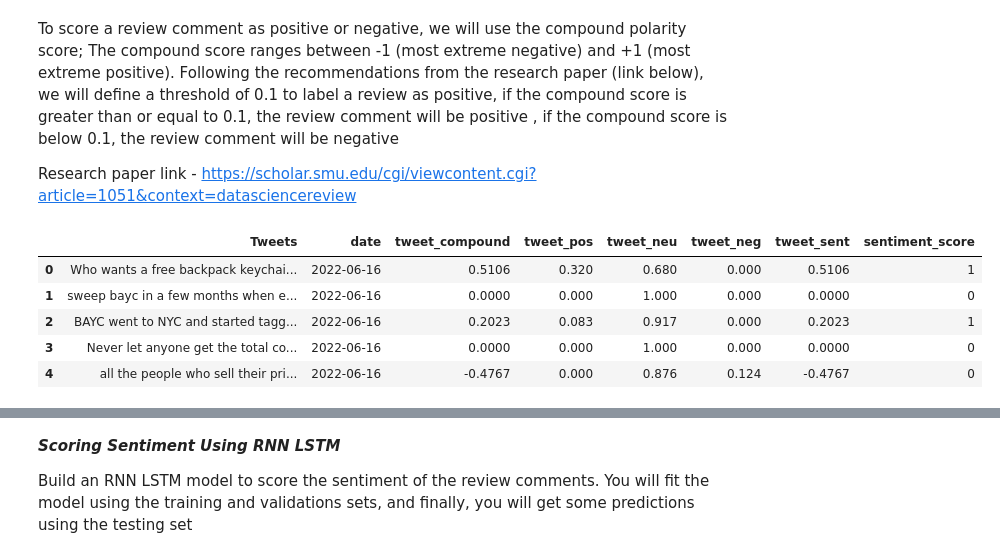
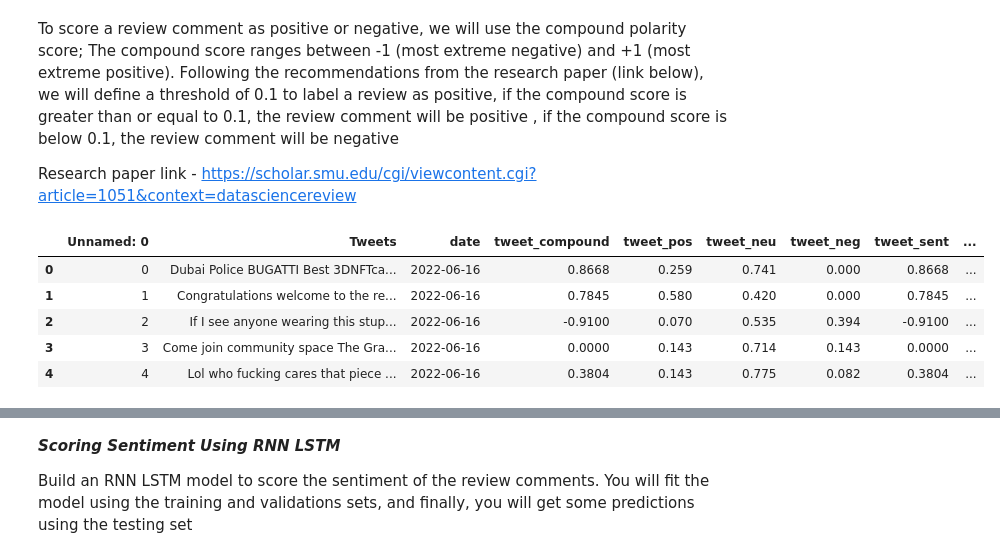
Before and after one commit to sameerlakhe/NFTSentimentAnalysis, a Jupyter notebook: NFTSentimentAnalysis.ipynb, the cells around one changed output, grey strips where cells are left out. Saved outputs shown, nothing was run; the diff lists cells and outputs as text; code cells hidden in the pictures.

```diff
--- a/NFTSentimentAnalysis.ipynb
+++ b/NFTSentimentAnalysis.ipynb
@@ -406,3 +406,10 @@ The file Data/BAYC_2022-06-11.csv exists
 | 2535 | 2535 | Otherdeed 21306 bought for 2 45 W... | 2022-06-15 |
 | 2536 | 2536 | Here s my BAYC 4314 infinitelove ... | 2022-06-15 |
 2537 rows × 3 columns
+# %%
+#past_days_tweets_df = past_days_tweets[1]
+#past_days_tweets_df
+
+bayc_tweet_df = pd.concat(past_days_tweets, ignore_index=True)
+bayc_tweet_df = bayc_tweet_df.dropna()
+bayc_tweet_df
@@ -438,39 +459,40 @@ def convert_tweet_sentiment_score(tweet_sentiment_score):
     return binary_score
 
 # Get sentiment for the tweet
 def get_sentiment_score(tweet_df):
 
     for index, row in tweet_df.iterrows():
         try:
             # Sentiment scoring with VADER
             text_sentiment = analyzer.polarity_scores(row["Tweets"])
             tweet_sentiment["tweet_compound"].append(text_sentiment["compound"])
             tweet_sentiment["tweet_pos"].append(text_sentiment["pos"])
             tweet_sentiment["tweet_neu"].append(text_sentiment["neu"])
             tweet_sentiment["tweet_neg"].append(text_sentiment["neg"])
             tweet_sentiment_score = text_sentiment["compound"]
             tweet_sentiment["tweet_sent"].append(tweet_sentiment_score)
             classification_score = convert_tweet_sentiment_score(float(tweet_sentiment_score))
             #print(f"classification_score:{classification_score}")
             tweet_sentiment["sentiment_score"].append(classification_score)
         except AttributeError:
             pass
 
     return tweet_sentiment
 
 
 # Attaching sentiment columns to the News DataFrame
 tweet_sentiment = get_sentiment_score(bayc_tweet_df)
 tweet_sentiment_df = pd.DataFrame(tweet_sentiment)
 bayc_tweet_sentiment_df = bayc_tweet_df.join(tweet_sentiment_df)
+bayc_tweet_sentiment_df = bayc_tweet_sentiment_df.dropna()
 bayc_tweet_sentiment_df.head()
 # %% [output]
-|  | Tweets | date | tweet_compound | tweet_pos | tweet_neu | tweet_neg | tweet_sent | sentiment_score |
-| 0 | Who wants a free backpack keychai... | 2022-06-16 | 0.5106 | 0.320 | 0.680 | 0.000 | 0.5106 | 1 |
-| 1 | sweep bayc in a few months when e... | 2022-06-16 | 0.0000 | 0.000 | 1.000 | 0.000 | 0.0000 | 0 |
-| 2 | BAYC went to NYC and started tagg... | 2022-06-16 | 0.2023 | 0.083 | 0.917 | 0.000 | 0.2023 | 1 |
-| 3 | Never let anyone get the total co... | 2022-06-16 | 0.0000 | 0.000 | 1.000 | 0.000 | 0.0000 | 0 |
-| 4 | all the people who sell their pri... | 2022-06-16 | -0.4767 | 0.000 | 0.876 | 0.124 | -0.4767 | 0 |
+|  | Unnamed: 0 | Tweets | date | tweet_compound | tweet_pos | tweet_neu | tweet_neg | tweet_sent | ... |
+| 0 | 0 | Dubai Police BUGATTI Best 3DNFTca... | 2022-06-16 | 0.8668 | 0.259 | 0.741 | 0.000 | 0.8668 | ... |
+| 1 | 1 | Congratulations welcome to the re... | 2022-06-16 | 0.7845 | 0.580 | 0.420 | 0.000 | 0.7845 | ... |
+| 2 | 2 | If I see anyone wearing this stup... | 2022-06-16 | -0.9100 | 0.070 | 0.535 | 0.394 | -0.9100 | ... |
+| 3 | 3 | Come join community space The Gra... | 2022-06-16 | 0.0000 | 0.143 | 0.714 | 0.143 | 0.0000 | ... |
+| 4 | 4 | Lol who fucking cares that piece ... | 2022-06-16 | 0.3804 | 0.143 | 0.775 | 0.082 | 0.3804 | ... |
 # %%
 nltk.download('omw-1.4')
 # Instantiate the lemmatizer
```
Also changed, not shown: parts of 15 cells of this notebook.
